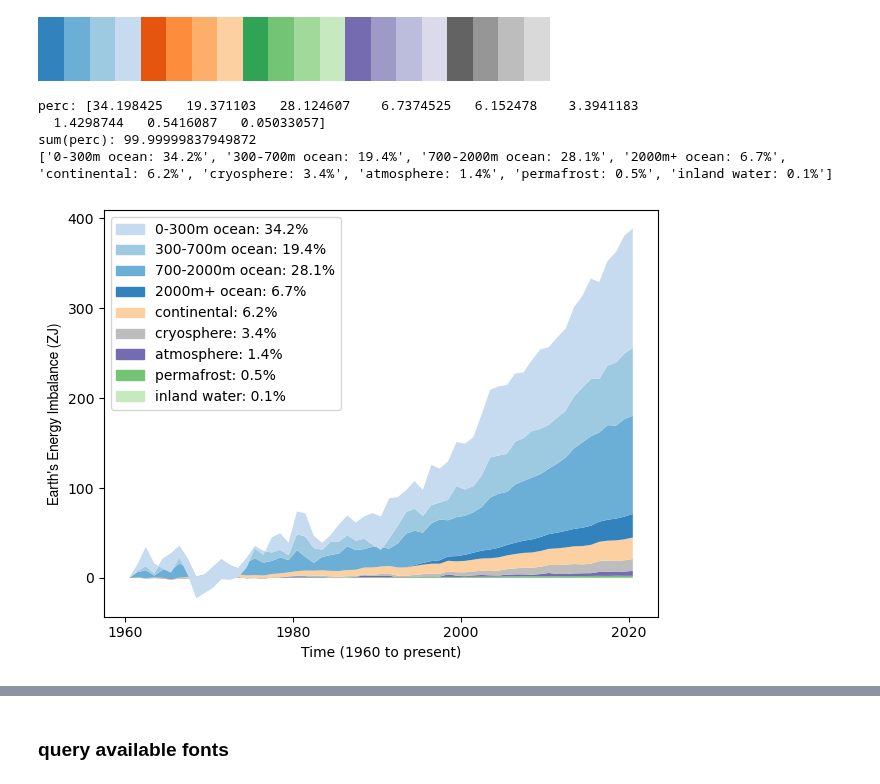
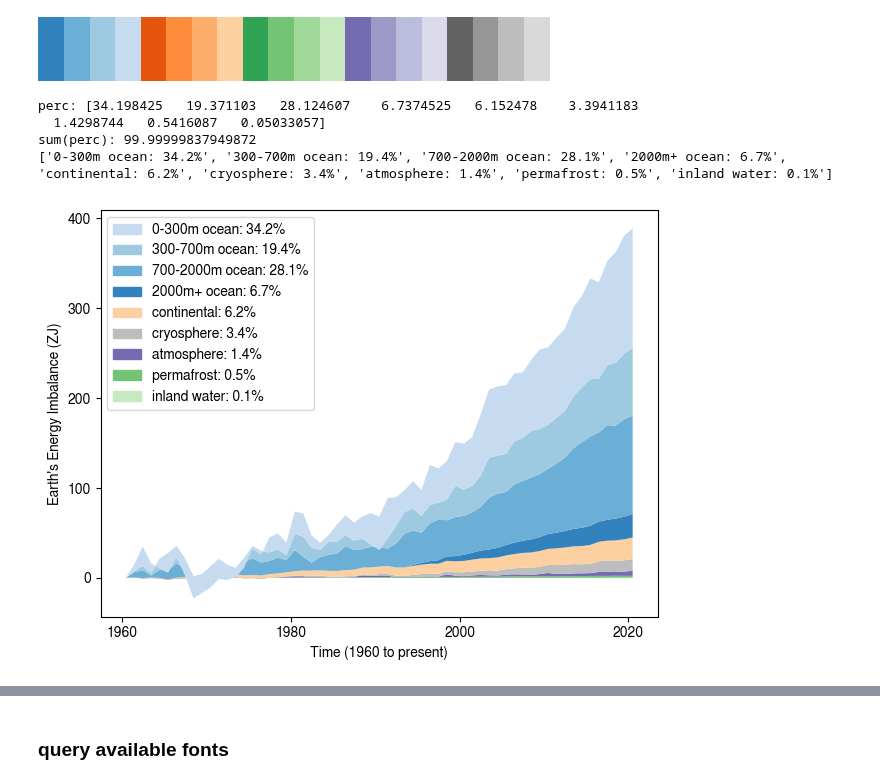
Before and after one commit to durack1/notebooks, a Jupyter notebook: jlnbs/EnergyBudget.ipynb, the cells around one changed output, grey strips where cells are left out. Saved outputs shown, nothing was run; the diff lists cells and outputs as text; code cells hidden in the pictures.

```diff
--- a/jlnbs/EnergyBudget.ipynb
+++ b/jlnbs/EnergyBudget.ipynb
@@ -29,0 +33,5 @@ Wall time: 6.66 s
+# %%
+%%time
+timeNow = datetime.datetime.now()
+timeFormat = timeNow.strftime("%y%m%dT%H%M%S")
+print("timeFormat:", timeFormat)
@@ -289,36 +301,39 @@ fontName = "FreeSans"
 # https://anaconda.org/conda-forge/mscorefonts/files
 # https://stackoverflow.com/questions/42097053/matplotlib-cannot-find-basic-fonts
 fontSize = 10
 
 # start plotting
 labels = ["0-300m ocean", "300-700m ocean", "700-2000m ocean", "2000m+ ocean",
           "continental", "cryosphere", "atmosphere", "permafrost", "inland water"]
 fig, ax = plt.subplots()
 ax.stackplot(x, yflip, labels=percLabels, colors=colList)
-#leg = ax.legend(prop={"family": fontName, "size": fontSize}, loc="upper left")
-leg = ax.legend(loc="upper left")
+leg = ax.legend(loc="upper left", prop={"family": fontName, "size": fontSize})
 # reassign colours to legend
 # https://stackoverflow.com/questions/23698850/manually-set-color-of-points-in-legend
 for handle in np.arange(0,9):
     leg.legend_handles[handle].set_facecolor(colListFlip[handle])
     leg.legend_handles[handle].set_edgecolor(colListFlip[handle])
 
 plt.ylabel("Earth's Energy Imbalance (ZJ)", fontname=fontName, fontsize=fontSize)
-#plt.yticks(fontname=fontName, fontsize=fontSize)
-plt.xlabel("Time (1960 to present)") #, fontname=fontName, fontsize=fontSize)
+ax.yaxis.label.set(fontname=fontName, fontsize=fontSize)
+ax.yaxis.set_ticklabels(ax.yaxis.get_ticklabels(), fontname=fontName, fontsize=fontSize)
+plt.xlabel("Time (1960 to present)", fontname=fontName, fontsize=fontSize)
+ax.xaxis.label.set(fontname=fontName, fontsize=fontSize)
+ax.xaxis.set_ticklabels(ax.xaxis.get_ticklabels(), fontname=fontName, fontsize=fontSize)
 # below is not starting at 1960 on left
 # https://stackoverflow.com/questions/29968654/format-of-datetime-in-pyplot-axis
 #import matplotlib.dates as mdates; import matplotlib.ticker as plticker;
 #loc = plticker.MultipleLocator(base=3652.5) # this locator puts ticks at regular intervals
 #ax.xaxis.set_major_locator(loc)
 #ax.xaxis.set_major_formatter(mdates.DateFormatter('%Y')); fig.autofmt_xdate()
-#plt.xticks(fontname=fontName, fontsize=fontSize)
 # fill canvas
 fig.tight_layout()
 plt.show()
+# write to file
+fig.savefig("_".join([timeFormat, "vonSchuckmann23ESSD-EEI-1960-2020.png"]), dpi=300)
 # %% [output]
 perc: [34.198425   19.371103   28.124607    6.7374525   6.152478    3.3941183
   1.4298744   0.5416087   0.05033057]
 sum(perc): 99.99999837949872
 ['0-300m ocean: 34.2%', '300-700m ocean: 19.4%', '700-2000m ocean: 28.1%', '2000m+ ocean: 6.7%', 'continental: 6.2%', 'cryosphere: 3.4%', 'atmosphere: 1.4%', 'permafrost: 0.5%', 'inland water: 0.1%']
-[figure, old version]
+[figure, new version]
```
Also changed, not shown: parts of 8 cells of this notebook.
